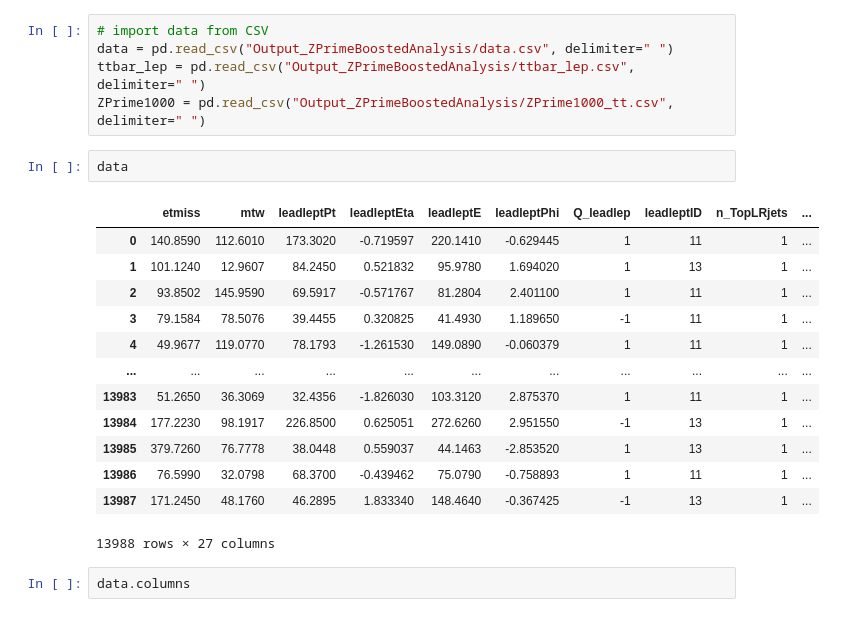
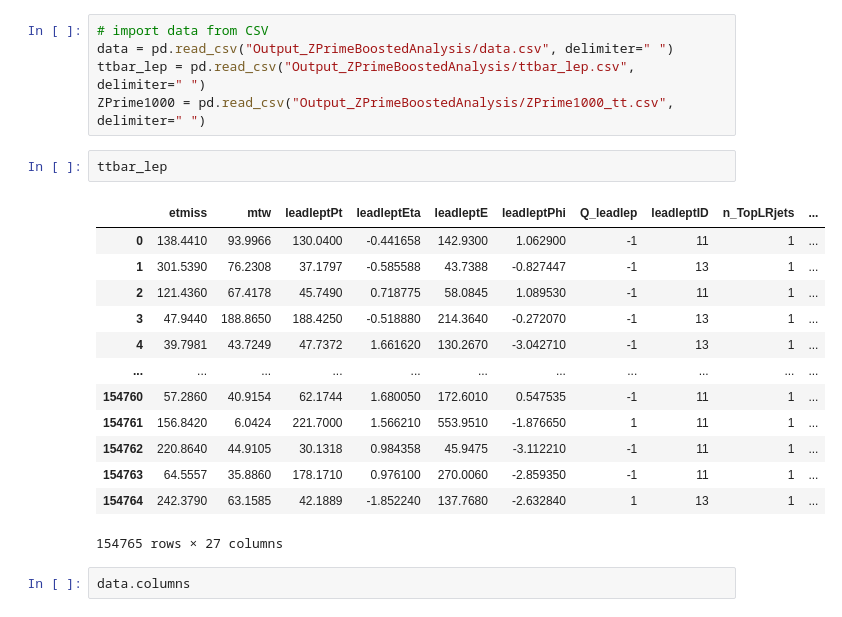
Before and after one commit to joaopedrobiu6/MASHEP_jbiu, a Jupyter notebook: Projeto/projeto.ipynb, the cells around one changed output. Saved outputs shown, nothing was run; the diff lists cells and outputs as text.

```diff
--- a/Projeto/projeto.ipynb
+++ b/Projeto/projeto.ipynb
@@ -7,22 +7,22 @@ import matplotlib.pyplot as plt
 data = pd.read_csv("Output_ZPrimeBoostedAnalysis/data.csv", delimiter=" ")
 ttbar_lep = pd.read_csv("Output_ZPrimeBoostedAnalysis/ttbar_lep.csv", delimiter=" ")
 ZPrime1000 = pd.read_csv("Output_ZPrimeBoostedAnalysis/ZPrime1000_tt.csv", delimiter=" ")
-# %%
-data
-# %% [output]
-|  | etmiss | mtw | leadleptPt | leadleptEta | leadleptE | leadleptPhi | Q_leadlep | leadleptID | n_TopLRjets | ... |
-| 0 | 140.8590 | 112.6010 | 173.3020 | -0.719597 | 220.1410 | -0.629445 | 1 | 11 | 1 | ... |
-| 1 | 101.1240 | 12.9607 | 84.2450 | 0.521832 | 95.9780 | 1.694020 | 1 | 13 | 1 | ... |
-| 2 | 93.8502 | 145.9590 | 69.5917 | -0.571767 | 81.2804 | 2.401100 | 1 | 11 | 1 | ... |
-| 3 | 79.1584 | 78.5076 | 39.4455 | 0.320825 | 41.4930 | 1.189650 | -1 | 11 | 1 | ... |
-| 4 | 49.9677 | 119.0770 | 78.1793 | -1.261530 | 149.0890 | -0.060379 | 1 | 11 | 1 | ... |
-| ... | ... | ... | ... | ... | ... | ... | ... | ... | ... | ... |
-| 13983 | 51.2650 | 36.3069 | 32.4356 | -1.826030 | 103.3120 | 2.875370 | 1 | 11 | 1 | ... |
-| 13984 | 177.2230 | 98.1917 | 226.8500 | 0.625051 | 272.6260 | 2.951550 | -1 | 13 | 1 | ... |
-| 13985 | 379.7260 | 76.7778 | 38.0448 | 0.559037 | 44.1463 | -2.853520 | 1 | 13 | 1 | ... |
-| 13986 | 76.5990 | 32.0798 | 68.3700 | -0.439462 | 75.0790 | -0.758893 | 1 | 11 | 1 | ... |
-| 13987 | 171.2450 | 48.1760 | 46.2895 | 1.833340 | 148.4640 | -0.367425 | -1 | 13 | 1 | ... |
-13988 rows × 27 columns
+# %%
+ttbar_lep
+# %% [output]
+|  | etmiss | mtw | leadleptPt | leadleptEta | leadleptE | leadleptPhi | Q_leadlep | leadleptID | n_TopLRjets | ... |
+| 0 | 138.4410 | 93.9966 | 130.0400 | -0.441658 | 142.9300 | 1.062900 | -1 | 11 | 1 | ... |
+| 1 | 301.5390 | 76.2308 | 37.1797 | -0.585588 | 43.7388 | -0.827447 | -1 | 13 | 1 | ... |
+| 2 | 121.4360 | 67.4178 | 45.7490 | 0.718775 | 58.0845 | 1.089530 | -1 | 11 | 1 | ... |
+| 3 | 47.9440 | 188.8650 | 188.4250 | -0.518880 | 214.3640 | -0.272070 | -1 | 13 | 1 | ... |
+| 4 | 39.7981 | 43.7249 | 47.7372 | 1.661620 | 130.2670 | -3.042710 | -1 | 13 | 1 | ... |
+| ... | ... | ... | ... | ... | ... | ... | ... | ... | ... | ... |
+| 154760 | 57.2860 | 40.9154 | 62.1744 | 1.680050 | 172.6010 | 0.547535 | -1 | 11 | 1 | ... |
+| 154761 | 156.8420 | 6.0424 | 221.7000 | 1.566210 | 553.9510 | -1.876650 | 1 | 11 | 1 | ... |
+| 154762 | 220.8640 | 44.9105 | 30.1318 | 0.984358 | 45.9475 | -3.112210 | -1 | 11 | 1 | ... |
+| 154763 | 64.5557 | 35.8860 | 178.1710 | 0.976100 | 270.0060 | -2.859350 | -1 | 11 | 1 | ... |
+| 154764 | 242.3790 | 63.1585 | 42.1889 | -1.852240 | 137.7680 | -2.632840 | 1 | 13 | 1 | ... |
+154765 rows × 27 columns
 # %%
 data.columns
 # %% [output]
```
Also changed, not shown: parts of 5 cells of this notebook, 2 other files.
